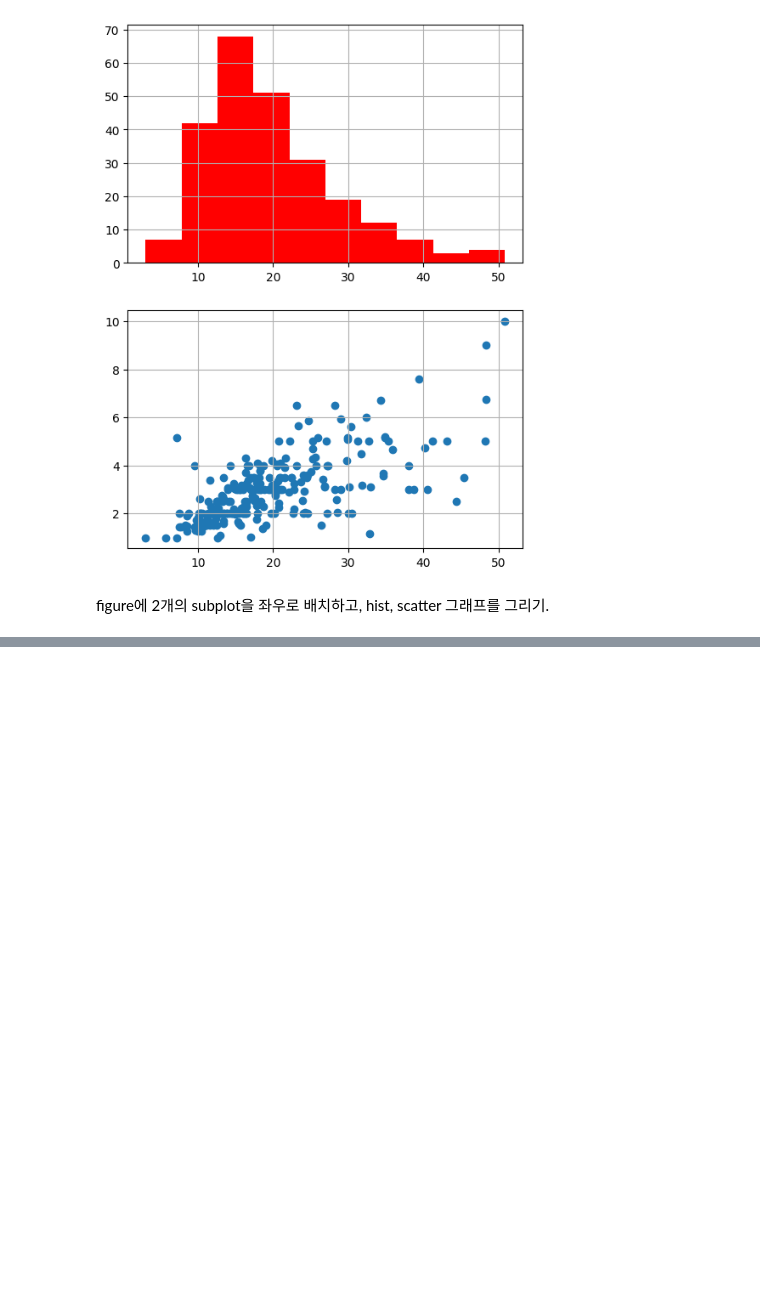
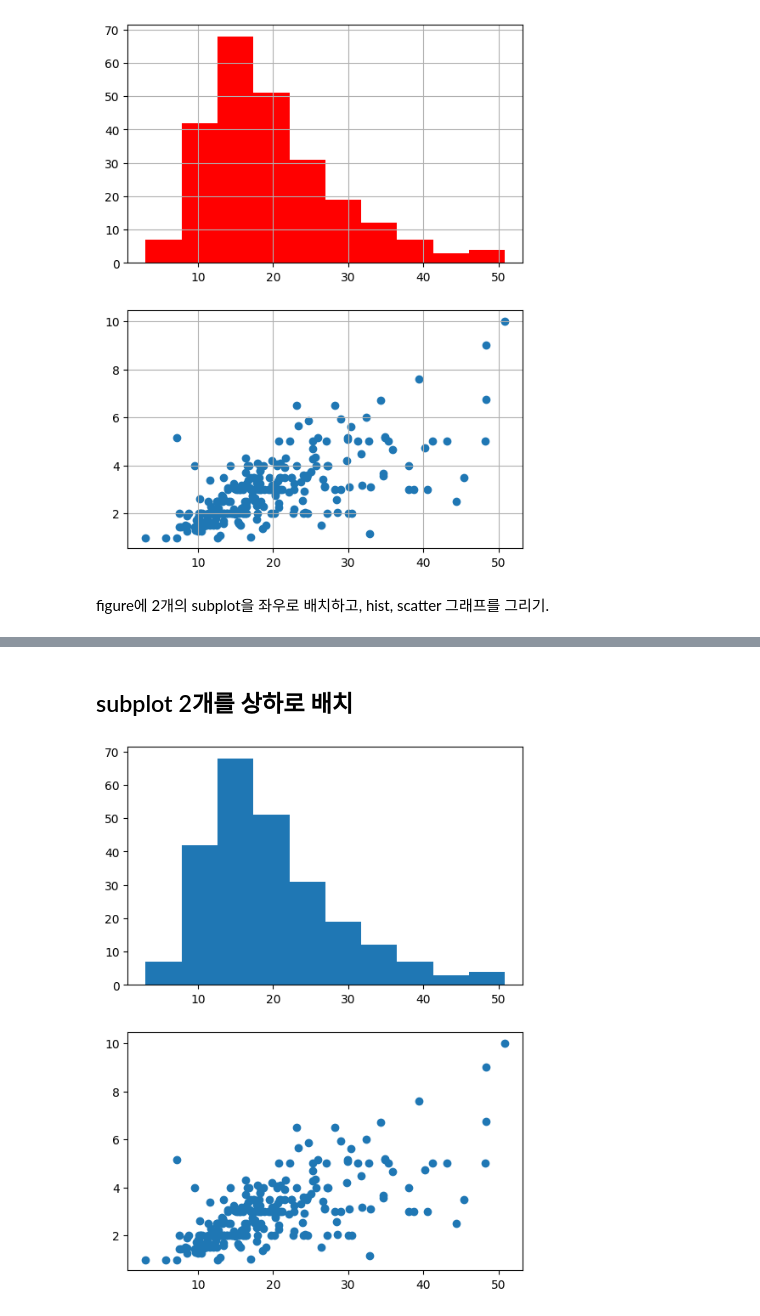
Before and after one commit to kim-dahun/python-study, a Jupyter notebook: py16_matplotlib.ipynb, the cells around one changed output, grey strips where cells are left out. Saved outputs shown, nothing was run; the diff lists cells and outputs as text; code cells hidden in the pictures; blank space fills up the shorter version.

```diff
--- a/py16_matplotlib.ipynb
+++ b/py16_matplotlib.ipynb
@@ -101,0 +129,13 @@ plt.show()
+# %% [markdown]
+## subplot 2개를 상하로 배치
+# %%
+fig, ax = plt.subplots(nrows=2,figsize=(6,8))
+
+# print(ax) subplot이 2개 이상인 경우 return value ax 는 subplot 들의 배열(ndarray)이 됨.
+
+ax[0].hist(x=tips.total_bill)
+ax[1].scatter(x=tips.total_bill, y=tips.tip)
+
+plt.show()
+# %% [output]
+[figure, added]
```
Also changed, not shown: parts of 25 cells of this notebook.
